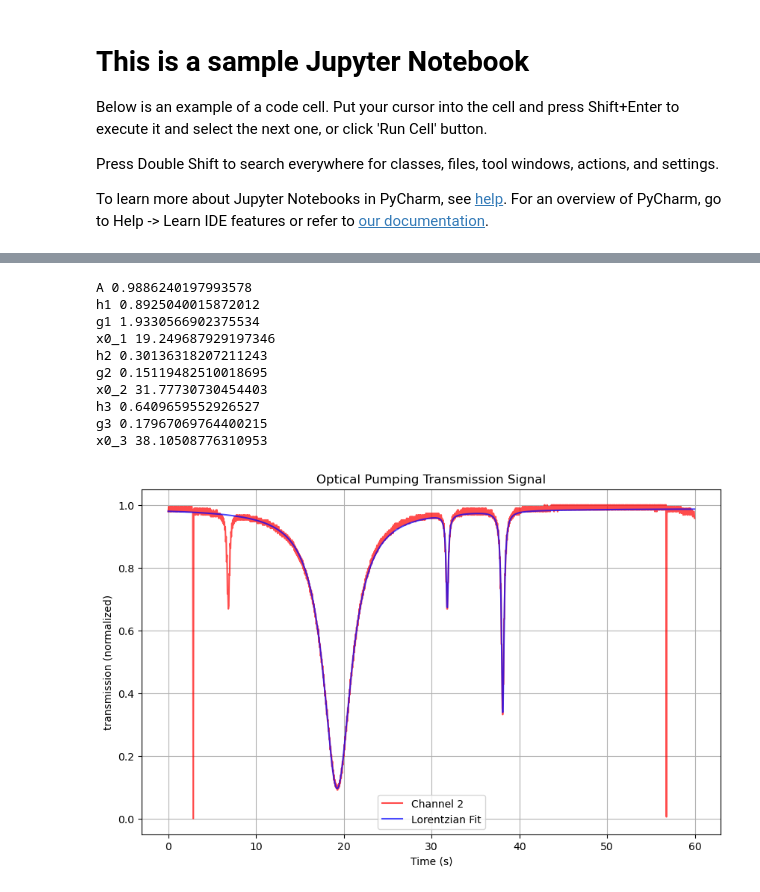
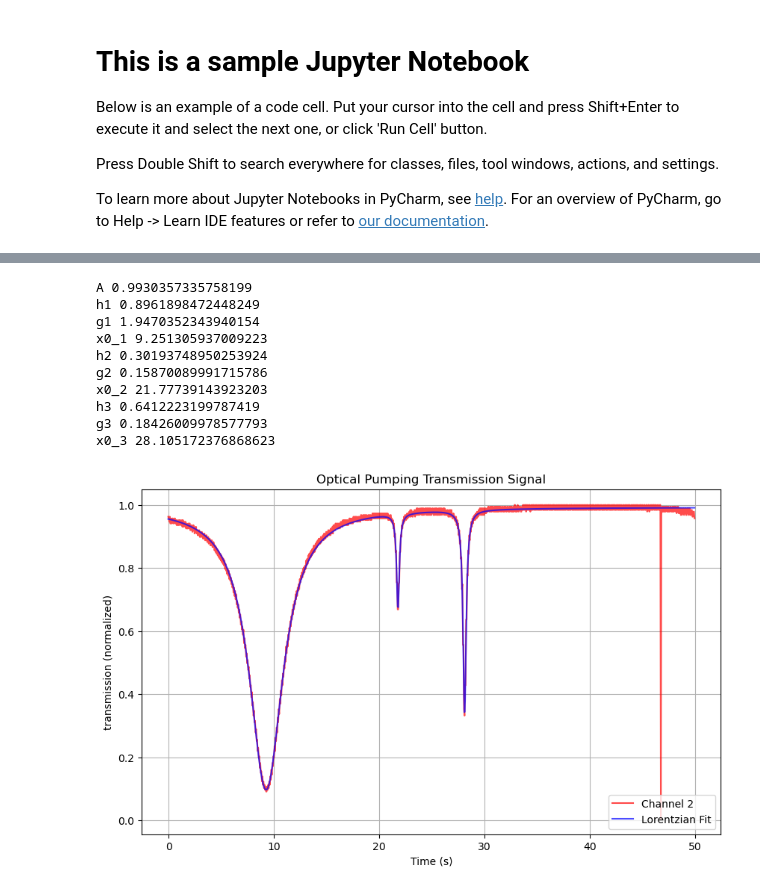
Before and after one commit to MarkZhit/PHYS409-Optical_Pumping, a Jupyter notebook: sample.ipynb, the cells around one changed output, grey strips where cells are left out. Cells and saved outputs as stored; diff of their text form; code cells hidden in the pictures.

```diff
--- a/sample.ipynb
+++ b/sample.ipynb
@@ -52,42 +100,43 @@ plt.show()
 # %%
 #    (A, h1, g1, x0_1, h2, g2, x0_2,  h3, g3, x0_3):
 variables = ["A", "h1", "g1", "x0_1", "h2", "g2", "x0_2",  "h3", "g3", "x0_3"]
-p0 = (1, 1, 0.3, 18, 0.3, 0.1, 32, 0.5, 0.1, 38)
+p0 = (1, 1, 0.3, x0s[0], 0.3, 0.1, x0s[1], 0.5, 0.1, x0s[2])
 lower_bound = (0,0,0,0,0,0,0,0,0,0)
 upper_bound = (2,2,2,100,2,2,100,2,2,100)
 bounds = [lower_bound, upper_bound]
-popt, pcov = curve_fit(multi_lorentz, time, y2_norm, p0=p0,bounds=bounds)
+popt, pcov = curve_fit(m.multi_lorentz, time_cutFirst, y2_norm_cutFirst, p0=p0,bounds=bounds)
 # popt, pcov = curve_fit(multi_lorentz, x, y2)
 # print(popt)
 for val, name in zip(popt,variables):
     print(name, val)
 # %% [output]
-A 0.9886240197993578
-h1 0.8925040015872012
-g1 1.9330566902375534
-x0_1 19.249687929197346
-h2 0.30136318207211243
-g2 0.15119482510018695
-x0_2 31.77730730454403
-h3 0.6409659552926527
-g3 0.17967069764400215
-x0_3 38.10508776310953
+A 0.9930357335758199
+h1 0.8961898472448249
+g1 1.9470352343940154
+x0_1 9.251305937009223
+h2 0.30193748950253924
+g2 0.15870089991715786
+x0_2 21.77739143923203
+h3 0.6412223199787419
+g3 0.18426009978577793
+x0_3 28.105172376868623
 # %%
-plt.figure(figsize=(10, 6))
-
-# Plot CH1 and CH2
-# plt.plot(df['Sequence'], df['CH1'], label='Channel 1', color='blue', alpha=0.7)
-plt.plot(time, y2_norm, label='Channel 2', color='red', alpha=0.7)
-plt.plot(time, multi_lorentz(time,*popt), label='Lorentzian Fit', color='blue', alpha=0.7)
-
-# Labels and formatting
-plt.xlabel('Time (s)')
-plt.ylabel('transmission (normalized)')
-plt.title('Optical Pumping Transmission Signal')
-plt.legend()
-plt.grid(True)
-
-plt.show()
+m.plot_fitted_transmission(time_cutFirst, y2_norm_cutFirst, popt, "fit to 50s measurement Mar 6")
+# plt.figure(figsize=(10, 6))
+#
+# # Plot CH1 and CH2
+# # plt.plot(df['Sequence'], df['CH1'], label='Channel 1', color='blue', alpha=0.7)
+# plt.plot(time_cutFirst, y2_norm_cutFirst, label='Channel 2', color='red', alpha=0.7)
+# plt.plot(time, m.multi_lorentz(time,*popt), label='Lorentzian Fit', color='blue', alpha=0.7)
+#
+# # Labels and formatting
+# plt.xlabel('Time (s)')
+# plt.ylabel('transmission (normalized)')
+# plt.title('Optical Pumping Transmission Signal')
+# plt.legend()
+# plt.grid(True)
+#
+# plt.show()
 # %% [output]
-[figure, old version]
+[figure, new version]
 # %%
```
Also changed, not shown: parts of 5 cells of this notebook, 3 other files.
